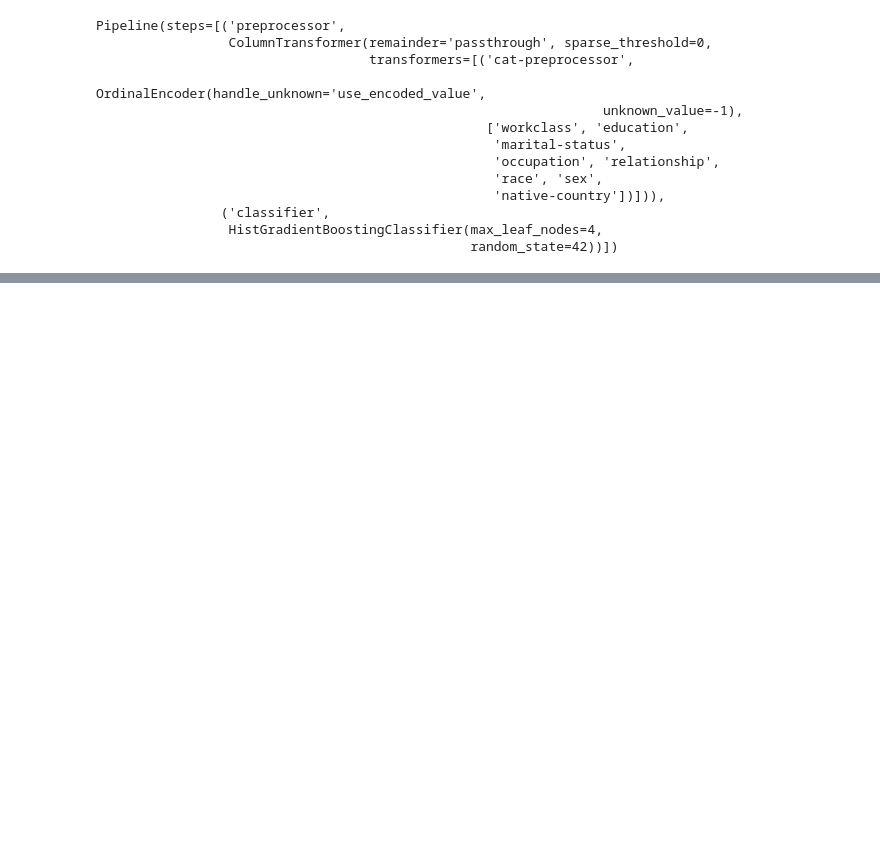
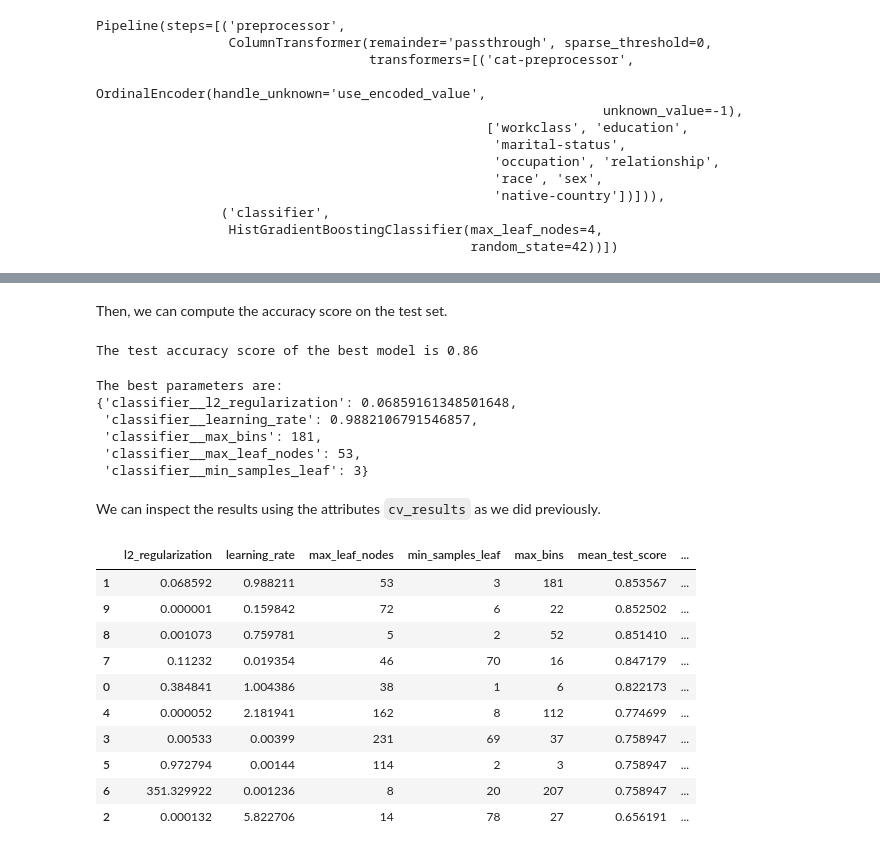
Before and after one commit to skacem/Learning-Machine-Learning, a Jupyter notebook: Scikit-learn/303_randomized_search.ipynb, the cells around one changed output, grey strips where cells are left out. Drawn from its saved outputs; the diff is of its cells as text; code cells hidden in the pictures; blank space fills up the shorter version.

Commit message:
hyperparameter tuning using randomized search

```diff
--- a/Scikit-learn/303_randomized_search.ipynb
+++ b/Scikit-learn/303_randomized_search.ipynb
@@ -89,0 +106,11 @@ Indeed, the number of evaluation points need to be divided across the two differ
+# %%
+from scipy.stats import loguniform
+
+class loguniform_int:
+    """Integer valued version of the log-uniform distribution"""
+    def __init__(self, a, b):
+        self._distribution = loguniform(a, b)
+
+    def rvs(self, *args, **kwargs):
+        """Random variable sample"""
+        return self._distribution.rvs(*args, **kwargs).astype(int)
@@ -89,0 +119,17 @@ Indeed, the number of evaluation points need to be divided across the two differ
+# %%
+%%time
+from sklearn.model_selection import RandomizedSearchCV
+
+param_distributions = {
+    'classifier__l2_regularization': loguniform(1e-6, 1e3),
+    'classifier__learning_rate': loguniform(0.001, 10),
+    'classifier__max_leaf_nodes': loguniform_int(2, 256),
+    'classifier__min_samples_leaf': loguniform_int(1, 100),
+    'classifier__max_bins': loguniform_int(2, 255),
+}
+
+model_random_search = RandomizedSearchCV(
+    model, param_distributions=param_distributions, n_iter=10,
+    cv=5, verbose=1,
+)
+model_random_search.fit(data_train, target_train)
@@ -89,0 +157,51 @@ Indeed, the number of evaluation points need to be divided across the two differ
+# %% [markdown]
+Then, we can compute the accuracy score on the test set.
+# %%
+accuracy = model_random_search.score(data_test, target_test)
+print(f"The test accuracy score of the best model is "
+      f"{accuracy:.2f}")
+# %% [output]
+The test accuracy score of the best model is 0.86
+# %%
+from pprint import pprint
+
+print("The best parameters are:")
+pprint(model_random_search.best_params_)
+# %% [output]
+The best parameters are:
+{'classifier__l2_regularization': 0.06859161348501648,
+ 'classifier__learning_rate': 0.9882106791546857,
+ 'classifier__max_bins': 181,
+ 'classifier__max_leaf_nodes': 53,
+ 'classifier__min_samples_leaf': 3}
+# %% [markdown]
+We can inspect the results using the attributes `cv_results` as we did previously.
+# %%
+def shorten_param(param_name):
+    if "__" in param_name:
+        return param_name.rsplit("__", 1)[1]
+    return param_name
+# %%
+# get the parameter names
+column_results = [
+    f"param_{name}" for name in param_distributions.keys()]
+column_results += [
+    "mean_test_score", "std_test_score", "rank_test_score"]
+
+cv_results = pd.DataFrame(model_random_search.cv_results_)
+cv_results = cv_results[column_results].sort_values(
+    "mean_test_score", ascending=False)
+cv_results = cv_results.rename(shorten_param, axis=1)
+cv_results
+# %% [output]
+|  | l2_regularization | learning_rate | max_leaf_nodes | min_samples_leaf | max_bins | mean_test_score | ... |
+| 1 | 0.068592 | 0.988211 | 53 | 3 | 181 | 0.853567 | ... |
+| 9 | 0.000001 | 0.159842 | 72 | 6 | 22 | 0.852502 | ... |
+| 8 | 0.001073 | 0.759781 | 5 | 2 | 52 | 0.851410 | ... |
+| 7 | 0.11232 | 0.019354 | 46 | 70 | 16 | 0.847179 | ... |
+| 0 | 0.384841 | 1.004386 | 38 | 1 | 6 | 0.822173 | ... |
+| 4 | 0.000052 | 2.181941 | 162 | 8 | 112 | 0.774699 | ... |
+| 3 | 0.00533 | 0.00399 | 231 | 69 | 37 | 0.758947 | ... |
+| 5 | 0.972794 | 0.00144 | 114 | 2 | 3 | 0.758947 | ... |
+| 6 | 351.329922 | 0.001236 | 8 | 20 | 207 | 0.758947 | ... |
+| 2 | 0.000132 | 5.822706 | 14 | 78 | 27 | 0.656191 | ... |
```
Also changed, not shown: parts of 7 cells of this notebook.
